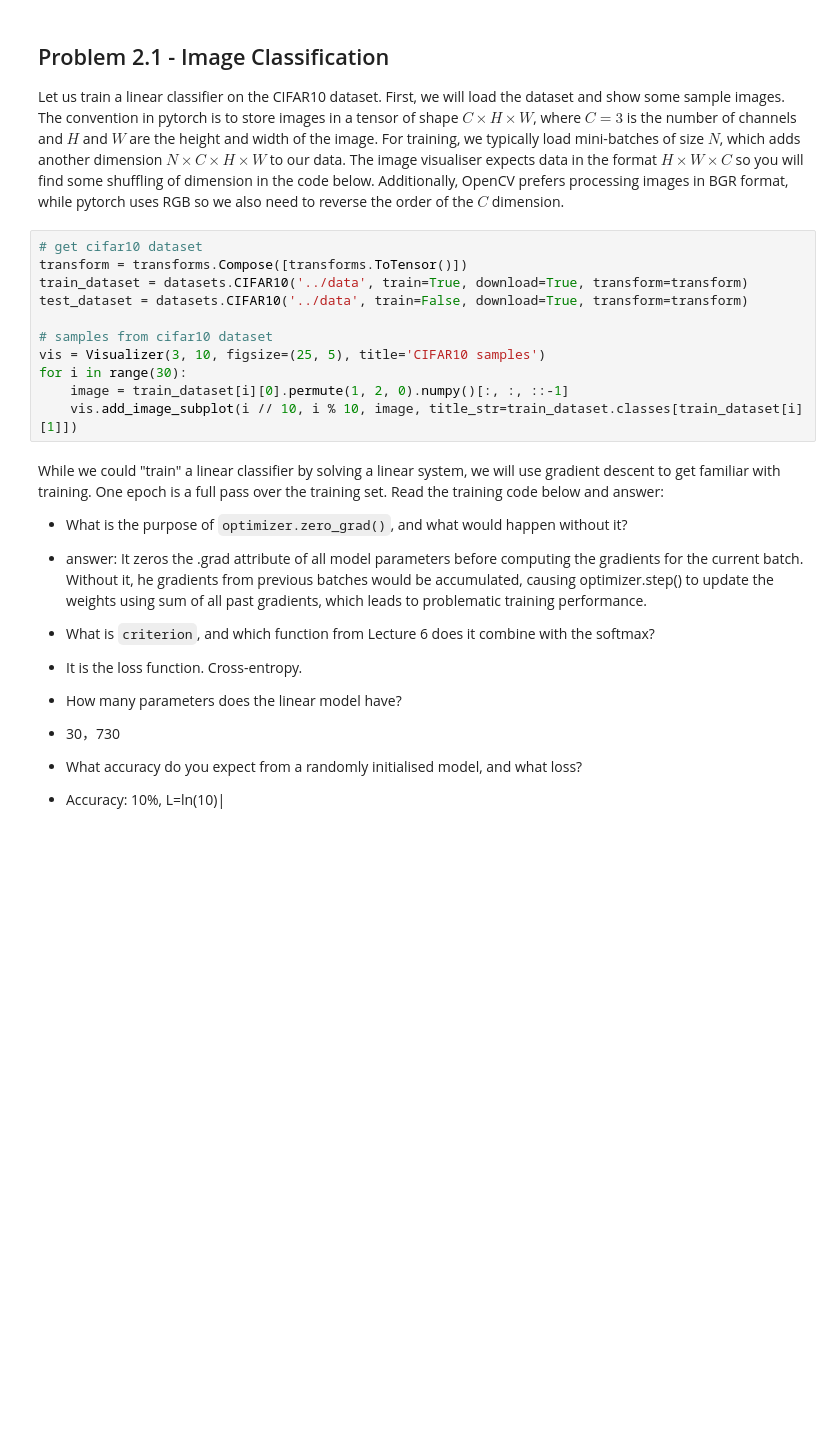
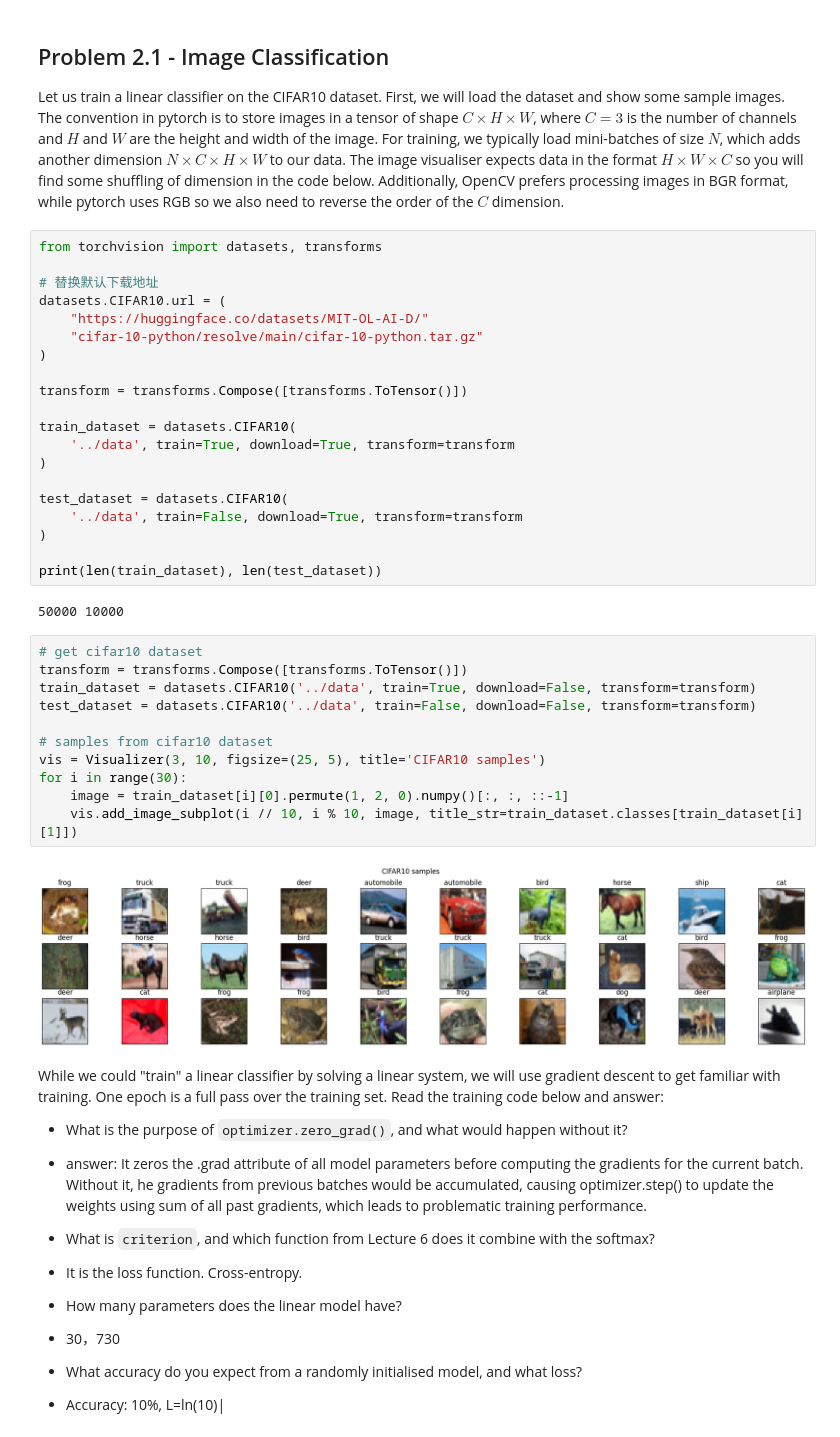
Before and after one commit to lcy412/computer_vision_praticals, a Jupyter notebook: practical2.ipynb, the cells around one changed output. Saved outputs shown, nothing was run; the diff lists cells and outputs as text; blank space fills up the shorter version.

```diff
--- a/practical2.ipynb
+++ b/practical2.ipynb
@@ -91,17 +91,41 @@ class Visualizer():
 
 Let us train a linear classifier on the CIFAR10 dataset.
 First, we will load the dataset and show some sample images. The convention in pytorch is to store images in a tensor of shape $C\times H \times W$, where $C=3$ is the number of channels and $H$ and $W$ are the height and width of the image. For training, we typically load mini-batches of size $N$, which adds another dimension $N \times C \times H \times W$ to our data. The image visualiser expects data in the format $H \times W \times C$ so you will find some shuffling of dimension in the code below. Additionally, OpenCV prefers processing images in BGR format, while pytorch uses RGB so we also need to reverse the order of the $C$ dimension.
+# %%
+from torchvision import datasets, transforms
+
+# 替换默认下载地址
+datasets.CIFAR10.url = (
+    "https://huggingface.co/datasets/MIT-OL-AI-D/"
+    "cifar-10-python/resolve/main/cifar-10-python.tar.gz"
+)
+
+transform = transforms.Compose([transforms.ToTensor()])
+
+train_dataset = datasets.CIFAR10(
+    '../data', train=True, download=True, transform=transform
+)
+
+test_dataset = datasets.CIFAR10(
+    '../data', train=False, download=True, transform=transform
+)
+
+print(len(train_dataset), len(test_dataset))
+# %% [output]
+50000 10000
 # %%
 # get cifar10 dataset
 transform = transforms.Compose([transforms.ToTensor()])
-train_dataset = datasets.CIFAR10('../data', train=True, download=True, transform=transform)
-test_dataset = datasets.CIFAR10('../data', train=False, download=True, transform=transform)
+train_dataset = datasets.CIFAR10('../data', train=True, download=False, transform=transform)
+test_dataset = datasets.CIFAR10('../data', train=False, download=False, transform=transform)
 
 # samples from cifar10 dataset
 vis = Visualizer(3, 10, figsize=(25, 5), title='CIFAR10 samples')
 for i in range(30):
     image = train_dataset[i][0].permute(1, 2, 0).numpy()[:, :, ::-1]
     vis.add_image_subplot(i // 10, i % 10, image, title_str=train_dataset.classes[train_dataset[i][1]])
+# %% [output]
+[figure, added]
 # %% [markdown]
 While we could "train" a linear classifier by solving a linear system, we will use gradient descent to get familiar with training. One epoch is a full pass over the training set. Read the training code below and answer:
 
```
Also changed, not shown: parts of 1 cell of this notebook.
